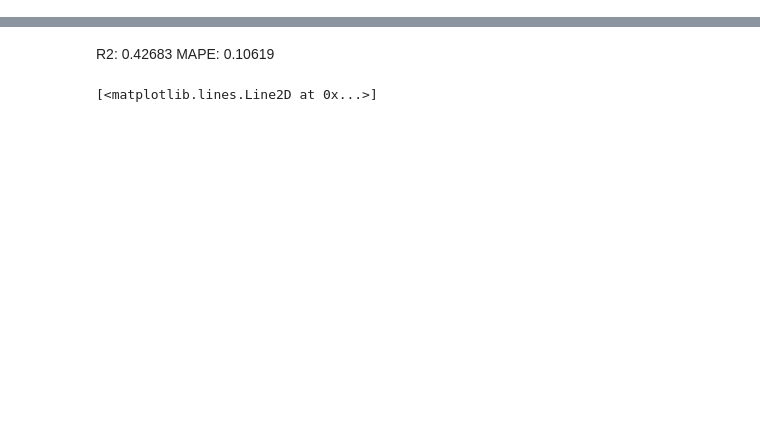
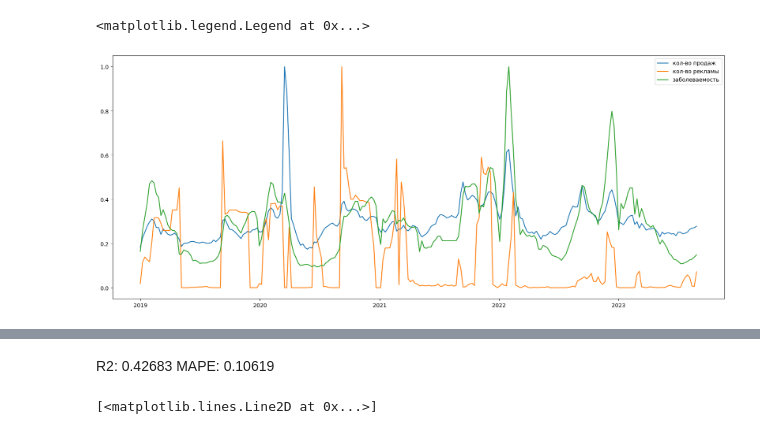
Before and after one commit to kdimon15/hack_media, a Jupyter notebook: продажи.ipynb, the cells around one changed output, grey strips where cells are left out. Saved outputs shown, nothing was run; the diff lists cells and outputs as text; code cells hidden in the pictures; blank space fills up the shorter version.

```diff
--- a/продажи.ipynb
+++ b/продажи.ipynb
@@ -38,14 +35,17 @@ df.loc[df['year'] <= 2020, 'продажи'] += 5_000_000
 # %%
-# df['money'] = df['Медиа ТВ (Моделироуемый бренд)_(тотал)ТВ, рубли'] + df['Медиа Диджитал (Моделируемый бренд)_Диджитал, рубли']
+df['money'] = df['ТВ реклама, руб'] + df['интернет реклама, руб']
 
-# plt.figure(figsize=(45, 15))
+plt.figure(figsize=(20, 8))
 
-# cur_df = df[df.value.notna()]
-# plt.plot(cur_df['Период_Начало нед'], cur_df['value'] / cur_df['value'].max())
-# plt.plot(cur_df['Период_Начало нед'], cur_df['money'] / cur_df['money'].max())
-# plt.plot(cur_df['Период_Начало нед'], cur_df['статистика заболеваемости_Статистика заболеваемости'] / cur_df['статистика заболеваемости_Статистика заболеваемости'].max())
+cur_df = df[df.продажи.notna()]
+plt.plot(cur_df['Начало нед'], cur_df['продажи'] / cur_df['продажи'].max())
+plt.plot(cur_df['Начало нед'], cur_df['money'] / cur_df['money'].max())
+plt.plot(cur_df['Начало нед'], cur_df['заболеваемость'] / cur_df['заболеваемость'].max())
 
-# plt.legend(['кол-во продаж', 'кол-во рекламы', 'заболеваемость'])
+plt.legend(['кол-во продаж', 'кол-во рекламы', 'заболеваемость'])
+# %% [output]
+<matplotlib.legend.Legend at 0x...>
+[figure, added]
 # %%
 def create_features(df):
 
```
Also changed, not shown: parts of 17 cells of this notebook, 8 other files.
